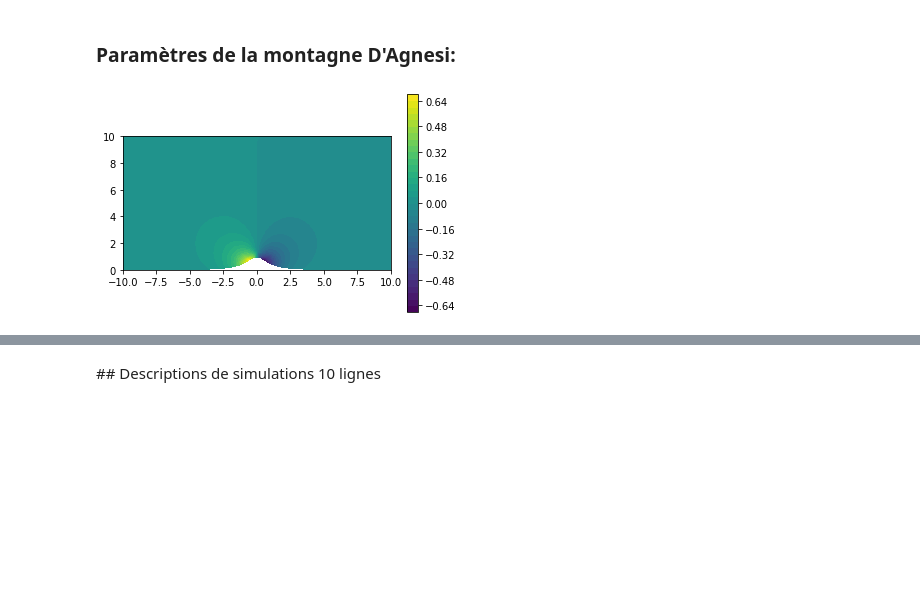
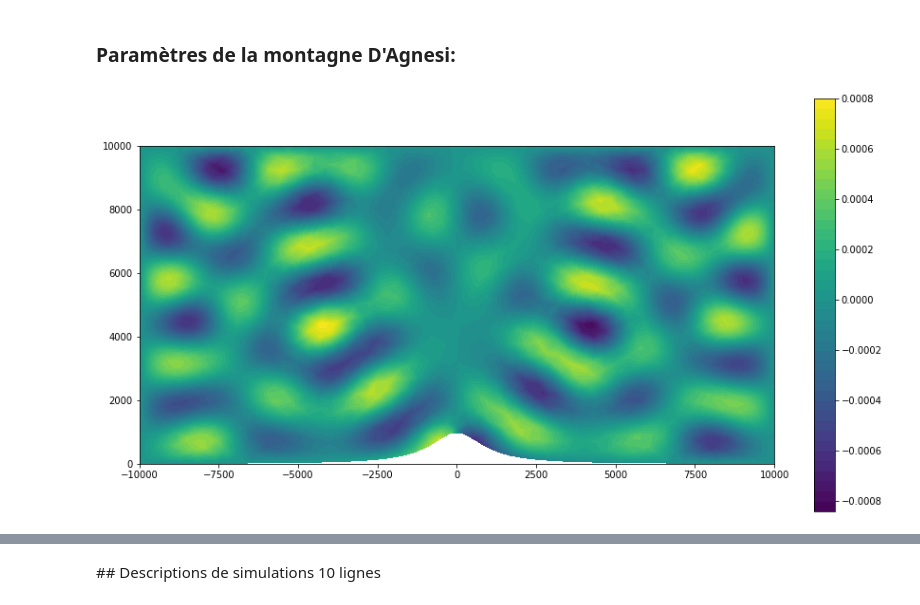
Before and after one commit to spineki/fenics_scorer, a Jupyter notebook: mini_projet_fenics_antoine_marras.ipynb, the cells around one changed output, grey strips where cells are left out. Drawn from its saved outputs; the diff is of its cells as text; code cells hidden in the pictures; blank space fills up the shorter version.

```diff
--- a/mini_projet_fenics_antoine_marras.ipynb
+++ b/mini_projet_fenics_antoine_marras.ipynb
@@ -84,11 +84,11 @@ import dolfin as fn
 # %% [markdown]
 ### Paramètres de la montagne D'Agnesi:
 # %%
-gamma = 1.0     # paramètre de hauteur de la montagne
+gamma = 1000     # paramètre de hauteur de la montagne
 height = 1.0    # coefficient multiplicateur pour rendre plus abrubte la montagne
-R = 10.0        # ordonnée du bord supérieur du domaine.
-u_0 = 1.0       # vent horizontal initial ici supposé uniforme
-Larg = 10       # largeur medium montagne (larg-Sommet-larg)
+R = 10000.0        # ordonnée du bord supérieur du domaine.
+u_0 = 4.4       # vent horizontal initial ici supposé uniforme
+Larg = 10000       # largeur medium montagne (larg-Sommet-larg)
 epsi = 10**-6   # precision demandée pour éviter les erreurs d'égalité de flottants
 # %%
 
@@ -104,34 +104,35 @@ V = FunctionSpace(mesh, 'P', 1)
 # Nullité sur tout le bord, sauf sur la montagne
 # on prend la formule de la pente de la montagne, calculable grâce à la formule explicite de la sorcière d'Agnesi
 u_D = Expression('abs(x[0]-Larg)<epsi or abs(x[0]+Larg)<epsi? 0:   x[1]>gamma*height? 0 : -2*height*gamma*gamma*x[0]/(pow( (x[0]*x[0]+ gamma*gamma) ,2))',
-                 degree = 3,
+                 degree = 6,
                  gamma = gamma, height=height, epsi = epsi, Larg=Larg)
 
 def boundary(x, on_boundary):
     return on_boundary
 
 bc = DirichletBC(V, u_D, boundary)
 # -----------------------------------------------------------------------------------------------------------------
 
 # Problème variationnel
 u = TrialFunction(V)
 v = TestFunction(V)
 f = Constant(0.0)
-cte = Constant(0.000001) #vitesse horizontale ~ 4.4m/s, et fréquence N ~ 0.012s-1 -> 0.002727 ?
+cte = Constant(0.002727) #vitesse horizontale ~ 4.4m/s, et fréquence N ~ 0.012s-1 -> 0.002727 ?
 a = - dot(grad(u), grad(v))*dx + cte*cte*u*v*dx
 L = f*v*dx # 0
 # -----------------------------------------------------------------------------------------------------------------
 
 # Calcul de la solution
 u = Function(V)
 solve(a == L, u, bc)
 # -----------------------------------------------------------------------------------------------------------------
 
 # Affichage
+plt.rcParams['figure.figsize'] = [15, 8]
 # plot(mesh) # affichage du mesh sur la figure (peut être commenté)
 p = plot(u)
 pyplot.colorbar(p)# ajout d'une barre colorée
 
 plt.show()
 # %% [output]
-[figure, old version]
+[figure, new version]
```
Also changed, not shown: parts of 2 cells of this notebook, 4 other files.
